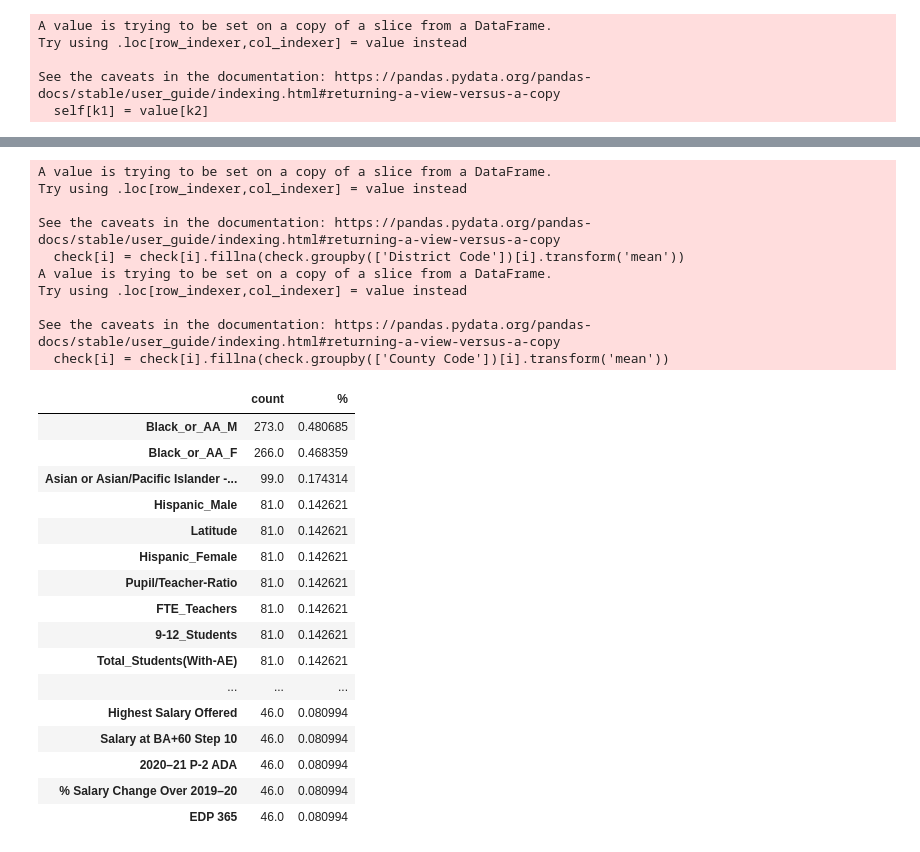
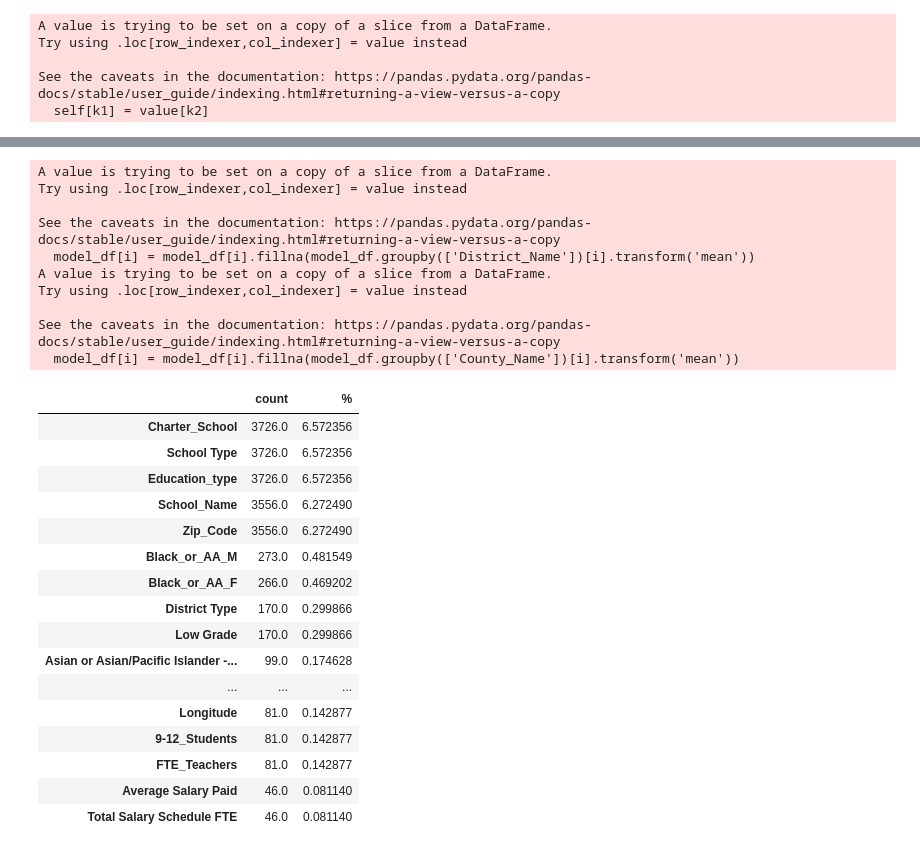
Before and after one commit to misterrustia/California_Testing_Analysis, a Jupyter notebook: notebooks/exploratory_data_analysis/Feature_selection_VIF.ipynb, the cells around one changed output, grey strips where cells are left out. Saved outputs shown, nothing was run; the diff lists cells and outputs as text; code cells hidden in the pictures.

```diff
--- a/notebooks/exploratory_data_analysis/Feature_selection_VIF.ipynb
+++ b/notebooks/exploratory_data_analysis/Feature_selection_VIF.ipynb
@@ -88,0 +144,5 @@ pandas.Series(df['id'], dtype="string")
+# %%
+ dfe['Low Grade'] =  dfe['Low Grade'].replace(
+ {'8':'11 or 8','5':'5,4,3,2,1','4':'5,4,3,2,1','3':'5,4,3,2,1',
+  '1':'5,4,3,2,1','2':'5,4,3,2,1','11':'11 or 8'})
+dfe['Low Grade'] =pd.Series( dfe['Low Grade'], dtype="string")
@@ -89,5 +172,5 @@ pandas.Series(df['id'], dtype="string")
 # %%
-strs = pd.Series(dfe['Zip_Code'], dtype="string")
-dfe['Zip_Code'] = strs
+dfe['Zip_Code'] = pd.Series(dfe['Zip_Code'], dtype="string")
 dfe['Zip_Code'].sample(5)
+print(dfe.Zip_Code.dtypes)
 # %% [output]
@@ -214 +288,26 @@ Index(['County Code', 'District Code', 'School Code', 'Student Group ID',
+# %%
+numeric = ['Mean Scale Score',
+    'Total Tested at Reporting Level',
+       'Total Tested with Scores at Reporting Level',
+               'Students Enrolled', 'Students Tested',
+       'Percentage Standard Exceeded', 'Percentage Standard Met',
+       'Percentage Standard Met and Above', 'Percentage Standard Nearly Met',
+       'Percentage Standard Not Met', 'Students with Scores',
+       'Enrollment', 'Free_Meal_count', 'Percent_Eligible',
+       'FRPM_Count', 'Percent_Eligible_FRPM',
+       'Free_Meal_Count', 'Percent_Eligible_Free',
+         'Latitude', 'Longitude',
+       '9-12_Students',
+       'FTE_Teachers', 'Pupil/Teacher-Ratio', 'Hispanic_Male',
+       'Hispanic_Female', 'Black_or_AA_M', 'Black_or_AA_F',
+       'Asian or Asian/Pacific Islander - male [Public School] 2020-21',
+       'Asian or Asian/Pacific Islander - female [Public School] 2020-21',
+                'Avg_21',
+        'Total Salary Schedule FTE', 'Lowest Salary Offered',
+       'Average Salary Paid', 'Highest Entry Level Step',
+       'Highest Salary Offered', 'Salary at BA+60 Step 10', '2020–21 P‑2 ADA',
+       '% Salary Change Over 2019–20', 'EDP 365', 'Current\nExpense ADA',
+       'Current\nExpense Per ADA', 'Estimated Total Population',
+       'Estimated Population 5-17', 'est_num_u17_pov', 'Grocery_3mile',
+       'Grocery_dist']
 # %%
@@ -362,42 +390,42 @@ cols = check.columns
 # %%
-
+cols = model_df[numeric].columns.values
 for i in cols:
-    check[i] = check[i].fillna(check.groupby(['District Code'])[i].transform('mean'))
+    model_df[i] = model_df[i].fillna(model_df.groupby(['District_Name'])[i].transform('mean'))
 for i in cols:
-    check[i] = check[i].fillna(check.groupby(['County Code'])[i].transform('mean'))
+    model_df[i] = model_df[i].fillna(model_df.groupby(['County_Name'])[i].transform('mean'))
 # %% [output]
 A value is trying to be set on a copy of a slice from a DataFrame.
 Try using .loc[row_indexer,col_indexer] = value instead
 
 See the caveats in the documentation: https://pandas.pydata.org/pandas-docs/stable/user_guide/indexing.html#returning-a-view-versus-a-copy
-  check[i] = check[i].fillna(check.groupby(['District Code'])[i].transform('mean'))
+  model_df[i] = model_df[i].fillna(model_df.groupby(['District_Name'])[i].transform('mean'))
 A value is trying to be set on a copy of a slice from a DataFrame.
 Try using .loc[row_indexer,col_indexer] = value instead
 
 See the caveats in the documentation: https://pandas.pydata.org/pandas-docs/stable/user_guide/indexing.html#returning-a-view-versus-a-copy
-  check[i] = check[i].fillna(check.groupby(['County Code'])[i].transform('mean'))
+  model_df[i] = model_df[i].fillna(model_df.groupby(['County_Name'])[i].transform('mean'))
 # %%
-m = pd.DataFrame([check.isnull().sum(),100*check.isnull().mean()])
+m = pd.DataFrame([model_df.isnull().sum(),100*model_df.isnull().mean()])
 m = m.T
 m.columns=['count', '%']
 m = m.sort_values(by='count',ascending=False)
 m.head(20)
 # %% [output]
 |  | count | % |
-| Black_or_AA_M | 273.0 | 0.480685 |
-| Black_or_AA_F | 266.0 | 0.468359 |
-| Asian or Asian/Pacific Islander -... | 99.0 | 0.174314 |
-| Hispanic_Male | 81.0 | 0.142621 |
-| Latitude | 81.0 | 0.142621 |
-| Hispanic_Female | 81.0 | 0.142621 |
-| Pupil/Teacher-Ratio | 81.0 | 0.142621 |
-| FTE_Teachers | 81.0 | 0.142621 |
-| 9-12_Students | 81.0 | 0.142621 |
-| Total_Students(With-AE) | 81.0 | 0.142621 |
+| Charter_School | 3726.0 | 6.572356 |
+| School Type | 3726.0 | 6.572356 |
+| Education_type | 3726.0 | 6.572356 |
+| School_Name | 3556.0 | 6.272490 |
+| Zip_Code | 3556.0 | 6.272490 |
+| Black_or_AA_M | 273.0 | 0.481549 |
+| Black_or_AA_F | 266.0 | 0.469202 |
+| District Type | 170.0 | 0.299866 |
+| Low Grade | 170.0 | 0.299866 |
+| Asian or Asian/Pacific Islander -... | 99.0 | 0.174628 |
 | ... | ... | ... |
-| Highest Salary Offered | 46.0 | 0.080994 |
-| Salary at BA+60 Step 10 | 46.0 | 0.080994 |
-| 2020–21 P‑2 ADA | 46.0 | 0.080994 |
-| % Salary Change Over 2019–20 | 46.0 | 0.080994 |
-| EDP 365 | 46.0 | 0.080994 |
+| Longitude | 81.0 | 0.142877 |
+| 9-12_Students | 81.0 | 0.142877 |
+| FTE_Teachers | 81.0 | 0.142877 |
+| Average Salary Paid | 46.0 | 0.081140 |
+| Total Salary Schedule FTE | 46.0 | 0.081140 |
 # %%
```
Also changed, not shown: parts of 64 cells of this notebook, 1 other file.
